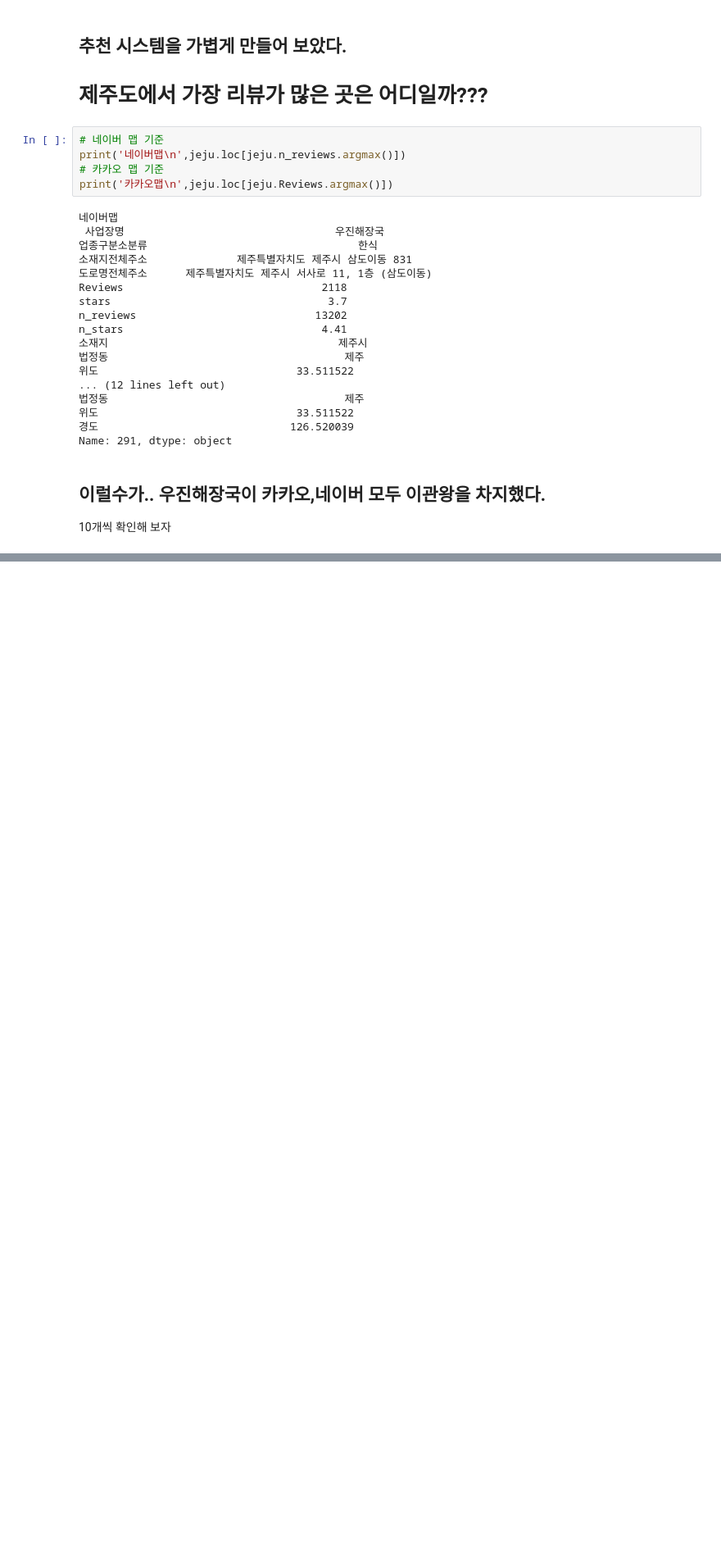
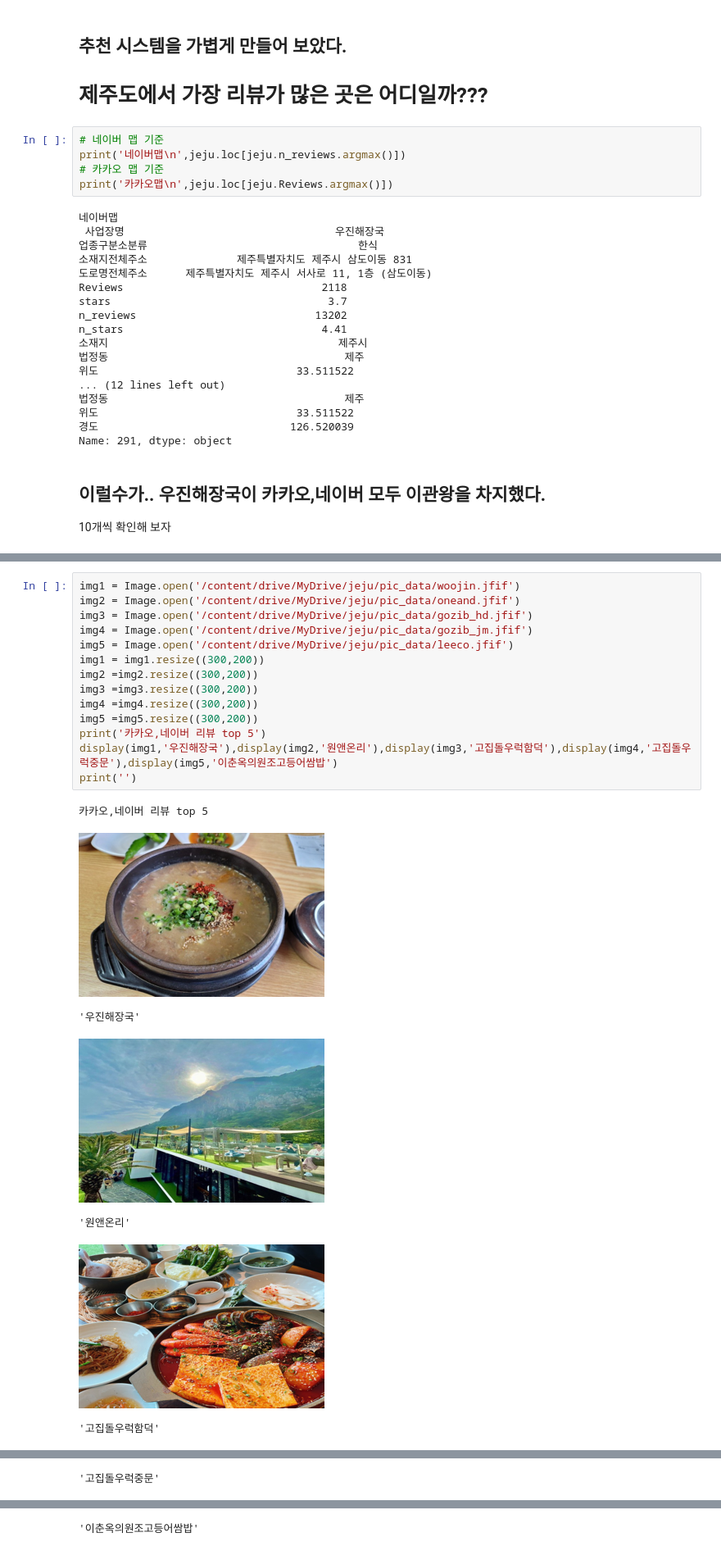
Before and after one commit to SNOOthiking/jeju, a Jupyter notebook: 최종본.ipynb, the cells around one changed output, grey strips where cells are left out. Shown at 82% size. Drawn from its saved outputs; the diff is of its cells as text; blank space fills up the shorter version.

```diff
--- a/최종본.ipynb
+++ b/최종본.ipynb
@@ -351,0 +405,22 @@ Name: 291, dtype: object
+# %%
+img1 = Image.open('/content/drive/MyDrive/jeju/pic_data/woojin.jfif')
+img2 = Image.open('/content/drive/MyDrive/jeju/pic_data/oneand.jfif')
+img3 = Image.open('/content/drive/MyDrive/jeju/pic_data/gozib_hd.jfif')
+img4 = Image.open('/content/drive/MyDrive/jeju/pic_data/gozib_jm.jfif')
+img5 = Image.open('/content/drive/MyDrive/jeju/pic_data/leeco.jfif')
+img1 = img1.resize((300,200))
+img2 =img2.resize((300,200))
+img3 =img3.resize((300,200))
+img4 =img4.resize((300,200))
+img5 =img5.resize((300,200))
+print('카카오,네이버 리뷰 top 5')
+display(img1,'우진해장국'),display(img2,'원앤온리'),display(img3,'고집돌우럭함덕'),display(img4,'고집돌우럭중문'),display(img5,'이춘옥의원조고등어쌈밥')
+print('')
+# %% [output]
+카카오,네이버 리뷰 top 5
+[figure, added]
+'우진해장국'
+[figure, added]
+'원앤온리'
+[figure, added]
+'고집돌우럭함덕'
@@ -351,0 +428 @@ Name: 291, dtype: object
+'고집돌우럭중문'
@@ -351,0 +430 @@ Name: 291, dtype: object
+'이춘옥의원조고등어쌈밥'
```
Also changed, not shown: parts of 35 cells of this notebook.
